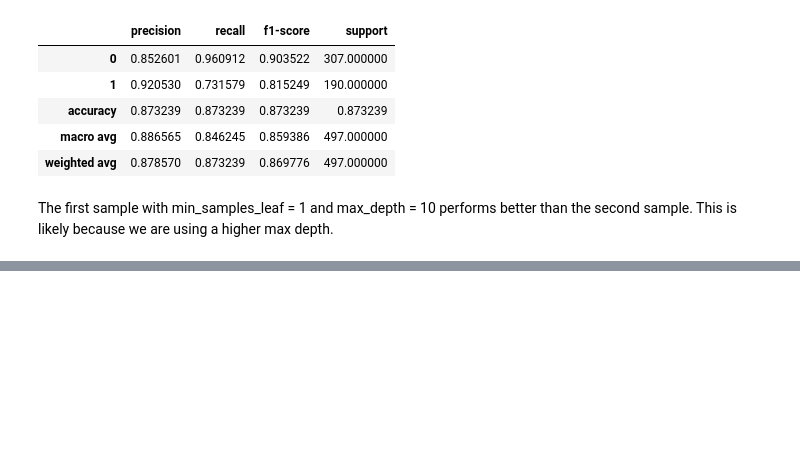
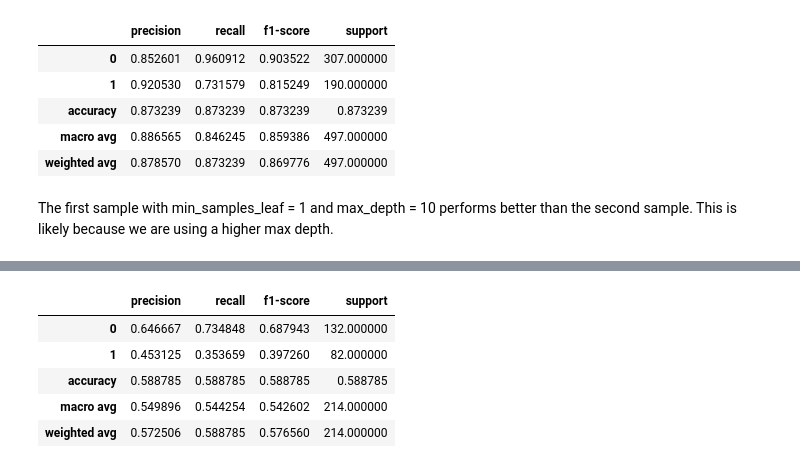
Before and after one commit to malachi-hale/classification-exercises, a Jupyter notebook: model.ipynb, the cells around one changed output, grey strips where cells are left out. Cells and saved outputs as stored; diff of their text form; code cells hidden in the pictures; blank space fills up the shorter version.

```diff
--- a/model.ipynb
+++ b/model.ipynb
@@ -739,0 +838,2 @@ The first sample with min_samples_leaf = 1 and max_depth = 10 performs better th
+# %%
+y_pred2 = knn.predict(X_validate)
@@ -739,0 +931,9 @@ The first sample with min_samples_leaf = 1 and max_depth = 10 performs better th
+# %%
+df_knn_classification_report_validate
+# %% [output]
+|  | precision | recall | f1-score | support |
+| 0 | 0.646667 | 0.734848 | 0.687943 | 132.000000 |
+| 1 | 0.453125 | 0.353659 | 0.397260 | 82.000000 |
+| accuracy | 0.588785 | 0.588785 | 0.588785 | 0.588785 |
+| macro avg | 0.549896 | 0.544254 | 0.542602 | 214.000000 |
+| weighted avg | 0.572506 | 0.588785 | 0.576560 | 214.000000 |
```
Also changed, not shown: parts of 121 cells of this notebook, 2 other files.
